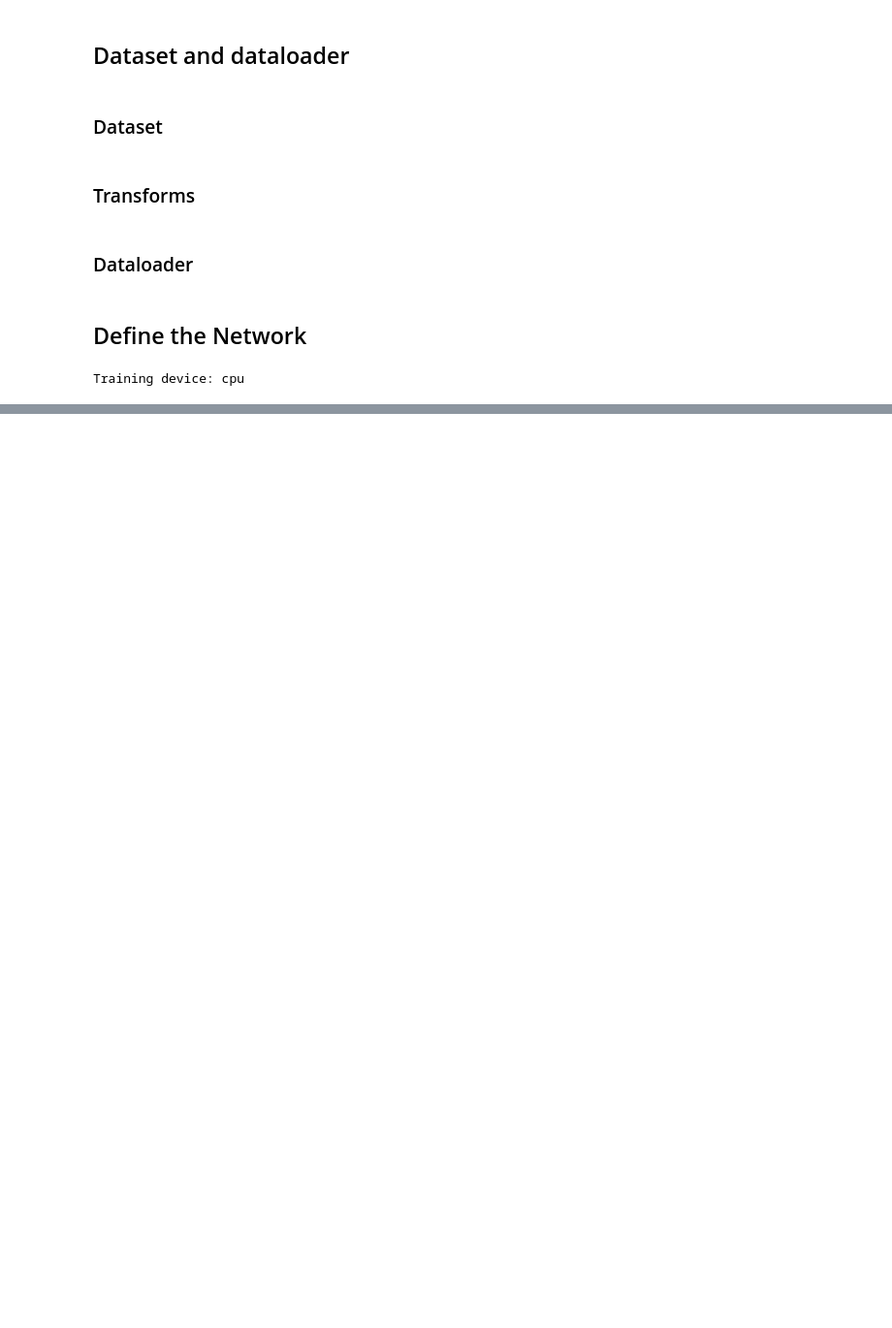
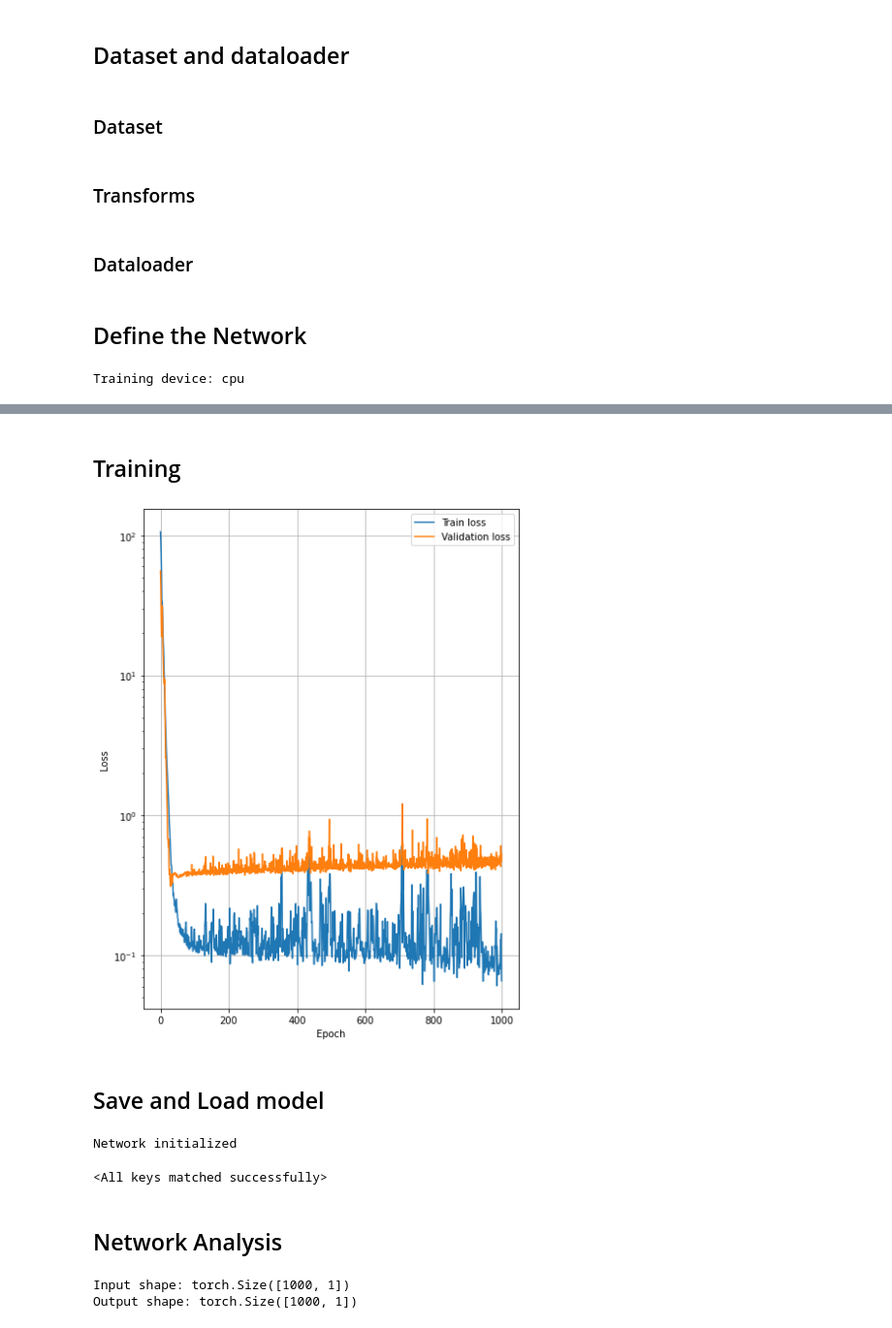
Before and after one commit to abassi98/NNDL, a Jupyter notebook: Homework_1/Regression.ipynb, the cells around one changed output, grey strips where cells are left out. Shown at 97% size. Drawn from its saved outputs; the diff is of its cells as text; code cells hidden in the pictures; blank space fills up the shorter version.

```diff
--- a/Homework_1/Regression.ipynb
+++ b/Homework_1/Regression.ipynb
@@ -144,11 +144,14 @@ print(f"Training device: {device}")
 # %% [output]
 Training device: cpu
 # %%
-# Define the pytorch_lightning networks
+# Define the network
+layers_sizes = [1, 128, 256, 128, 1]
+
 parameters1 = {
+    "layers_sizes" : layers_sizes,
     "act" : nn.ReLU,
     "optimizer" : optim.Adam,
-    "loss_fn" : nn.CrossEntropyLoss(),
+    "loss_fn" : nn.MSELoss(),
     "lr" : 0.001,
     "weight_decay" : 0.0,
     "drop_p" : 0.1,
@@ -156,9 +159,10 @@ parameters1 = {
 }
 
 parameters2 = {
+    "layers_sizes" : layers_sizes,
     "act" : "ReLU",
     "optimizer" : "RMSprop",
-    "loss_fn" : "CrossEntropyLoss",
+    "loss_fn" : "MSELoss",
     "lr" : 0.001,
     "weight_decay" : 0.0,
     "drop_p" : 0.1,
@@ -166,9 +170,10 @@ parameters2 = {
 }
 
 parameters3 = {
+    "layers_sizes" : layers_sizes,
     "act" : "ReLU",
     "optimizer" : "SGD",
-    "loss_fn" : "CrossEntropyLoss",
+    "loss_fn" : "MSELoss",
     "lr" : 0.001,
     "weight_decay" : 0.0,
     "drop_p" : 0.1,
@@ -181,5 +186,5 @@ parameters = parameters1
 
 # Inizialize the network
 torch.manual_seed(0)
-..ff
+net = FFNet(parameters)
 net.to(device)
@@ -185,0 +204,8 @@ net.to(device)
+# %% [markdown]
+## Training
+# %%
+# Define the loss function
+loss_function = parameters["loss_fn"]
+
+# Define the optimizer
+optimizer = parameters["optimizer"](net.parameters(), lr = parameters["lr"], weight_decay = parameters["weight_decay"])
@@ -185,0 +247,22 @@ net.to(device)
+# %%
+# Training
+max_num_epochs = 1000
+train_loss_log, val_loss_log = train_epochs(max_num_epochs, early_stopping = False)
+# %%
+### Plot losses
+fig = plt.figure(figsize=(12,8))
+ax1 = fig.add_subplot(121)
+ax1.semilogy(train_loss_log, label='Train loss')
+ax1.semilogy(val_loss_log, label='Validation loss')
+ax1.set_xlabel('Epoch')
+ax1.set_ylabel('Loss')
+ax1.grid()
+ax1.legend()
+
+
+plt.tight_layout()
+plt.show()
+# %% [output]
+[figure, added]
+# %% [markdown]
+## Save and Load model
@@ -185,0 +279,33 @@ net.to(device)
+# %%
+### Reload the network state
+
+# Load the state dict previously saved
+net_dict = torch.load(net_name)
+net_state_dict = net_dict["state"]
+net_parameters_dict = net_dict["parameters"]
+
+# Redefine the network and upload parameters
+net = FFNet(net_parameters_dict)
+net.load_state_dict(net_state_dict)
+# %% [output]
+Network initialized
+<All keys matched successfully>
+# %% [markdown]
+## Network Analysis
+# %%
+# Input vector
+x_vec = torch.linspace(0,1,1000)
+x_vec = x_vec.to(device)
+x_vec = x_vec.unsqueeze(-1)
+print(f"Input shape: {x_vec.shape}")
+
+# Network output
+with torch.no_grad():
+    y_vec = net(x_vec)
+print(f"Output shape: {y_vec.shape}")
+
+# Expected output
+true_model = exp_model(x_vec.cpu().numpy(), alpha, beta).squeeze()
+# %% [output]
+Input shape: torch.Size([1000, 1])
+Output shape: torch.Size([1000, 1])
```
Also changed, not shown: parts of 5 cells of this notebook, 1 other file.
